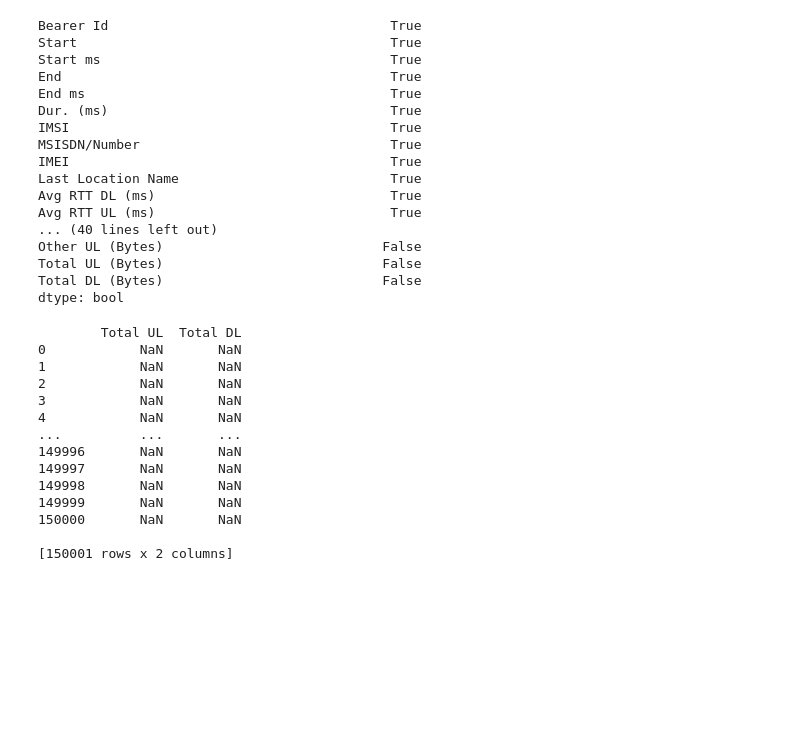
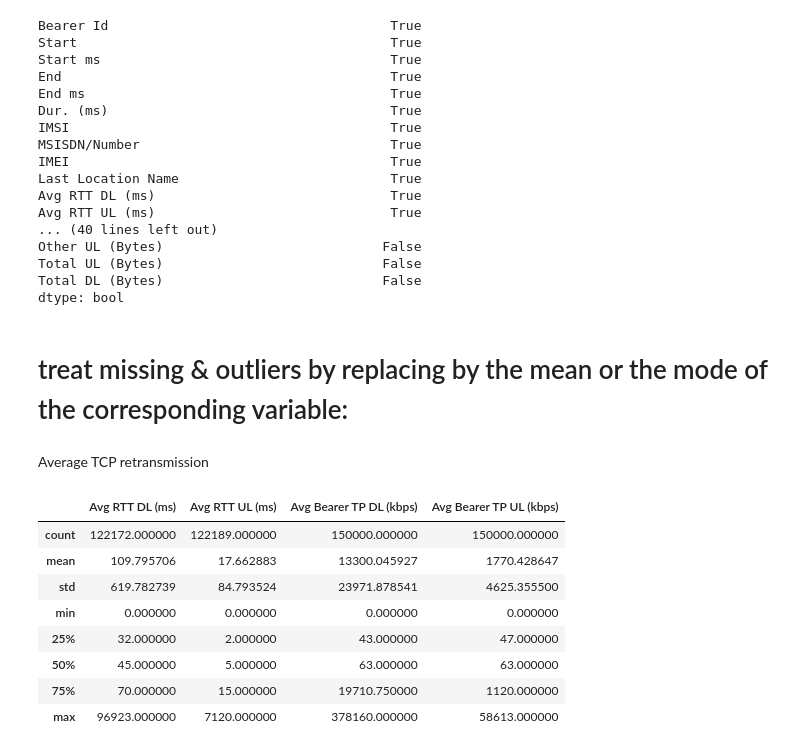
Before and after one commit to abu-bakarr/10-Academy-Week1, a Jupyter notebook: Task1.ipynb, the cells around one changed output. Saved outputs shown, nothing was run; the diff lists cells and outputs as text; code cells hidden in the pictures; blank space fills up the shorter version.

```diff
--- a/Task1.ipynb
+++ b/Task1.ipynb
@@ -277,22 +278,26 @@ Other UL (Bytes)                            False
 Total UL (Bytes)                            False
 Total DL (Bytes)                            False
 dtype: bool
-# %%
-df = pd.DataFrame(data,columns=['Total UL','Total DL'])
-
-print (df)
-# %% [output]
-        Total UL  Total DL
-0            NaN       NaN
-1            NaN       NaN
-2            NaN       NaN
-3            NaN       NaN
-4            NaN       NaN
-...          ...       ...
-149996       NaN       NaN
-149997       NaN       NaN
-149998       NaN       NaN
-149999       NaN       NaN
-150000       NaN       NaN
-
-[150001 rows x 2 columns]
+# %% [markdown]
+# treat missing & outliers by replacing by the mean or the mode of the corresponding variable:
+# %% [markdown]
+Average TCP retransmission
+# %%
+df = pd.DataFrame(data, columns= [
+'Avg RTT DL (ms)',
+'Avg RTT UL (ms)',
+'Avg Bearer TP DL (kbps)',
+'Avg Bearer TP UL (kbps)',
+'Handset Type',])
+
+df.describe()
+# %% [output]
+|  | Avg RTT DL (ms) | Avg RTT UL (ms) | Avg Bearer TP DL (kbps) | Avg Bearer TP UL (kbps) |
+| count | 122172.000000 | 122189.000000 | 150000.000000 | 150000.000000 |
+| mean | 109.795706 | 17.662883 | 13300.045927 | 1770.428647 |
+| std | 619.782739 | 84.793524 | 23971.878541 | 4625.355500 |
+| min | 0.000000 | 0.000000 | 0.000000 | 0.000000 |
+| 25% | 32.000000 | 2.000000 | 43.000000 | 47.000000 |
+| 50% | 45.000000 | 5.000000 | 63.000000 | 63.000000 |
+| 75% | 70.000000 | 15.000000 | 19710.750000 | 1120.000000 |
+| max | 96923.000000 | 7120.000000 | 378160.000000 | 58613.000000 |
```
Also changed, not shown: parts of 4 cells of this notebook.
